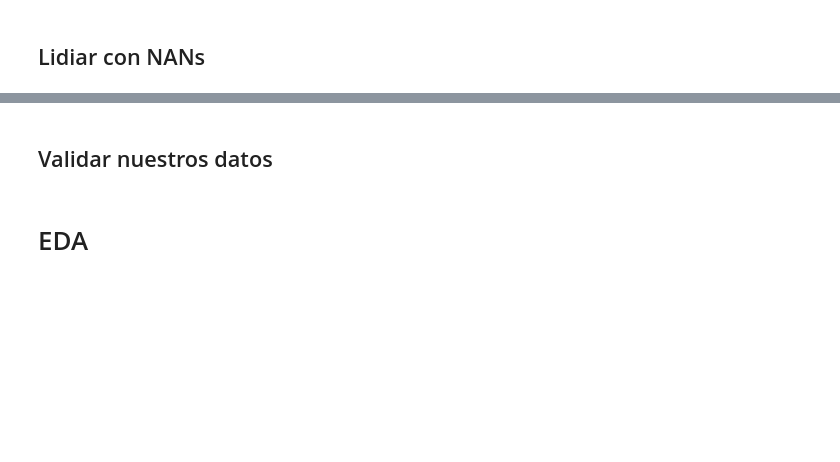
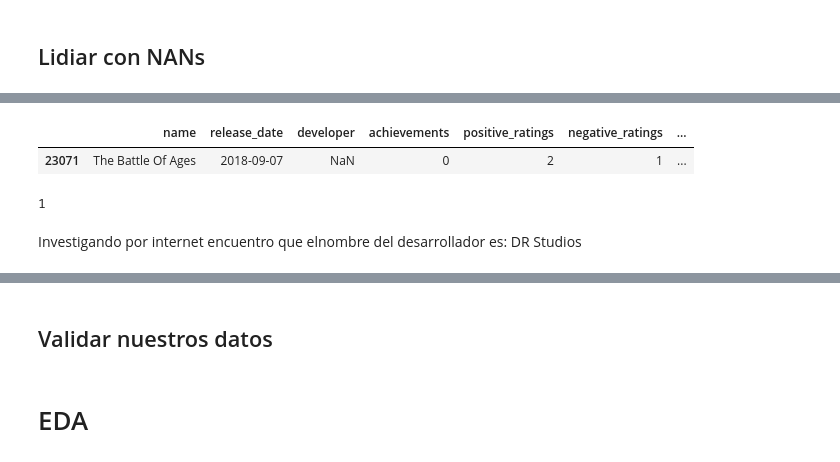
Before and after one commit to techcanto/Ejercicio-de-ciencia-de-datos, a Jupyter notebook: Cliente2/proyectoCliente2.ipynb, the cells around one changed output, grey strips where cells are left out. Saved outputs shown, nothing was run; the diff lists cells and outputs as text; code cells hidden in the pictures; blank space fills up the shorter version.

```diff
--- a/Cliente2/proyectoCliente2.ipynb
+++ b/Cliente2/proyectoCliente2.ipynb
@@ -366,0 +420,12 @@ df.sample()
+# %%
+# Vamos a revisar la columna de developer
+df[df["developer"].isna()]
+# %% [output]
+|  | name | release_date | developer | achievements | positive_ratings | negative_ratings | ... |
+| 23071 | The Battle Of Ages | 2018-09-07 | NaN | 0 | 2 | 1 | ... |
+# %%
+len(df[df["developer"].isna()]) # solo es un valor que nos falta
+# %% [output]
+1
+# %% [markdown]
+Investigando por internet encuentro que elnombre del desarrollador es: DR Studios
```
Also changed, not shown: parts of 8 cells of this notebook.
